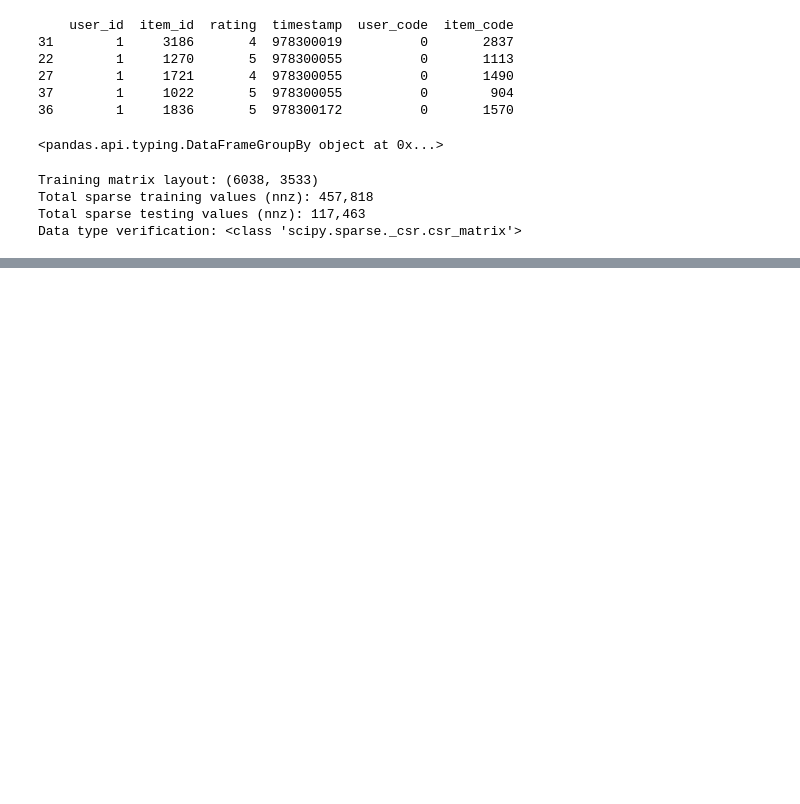
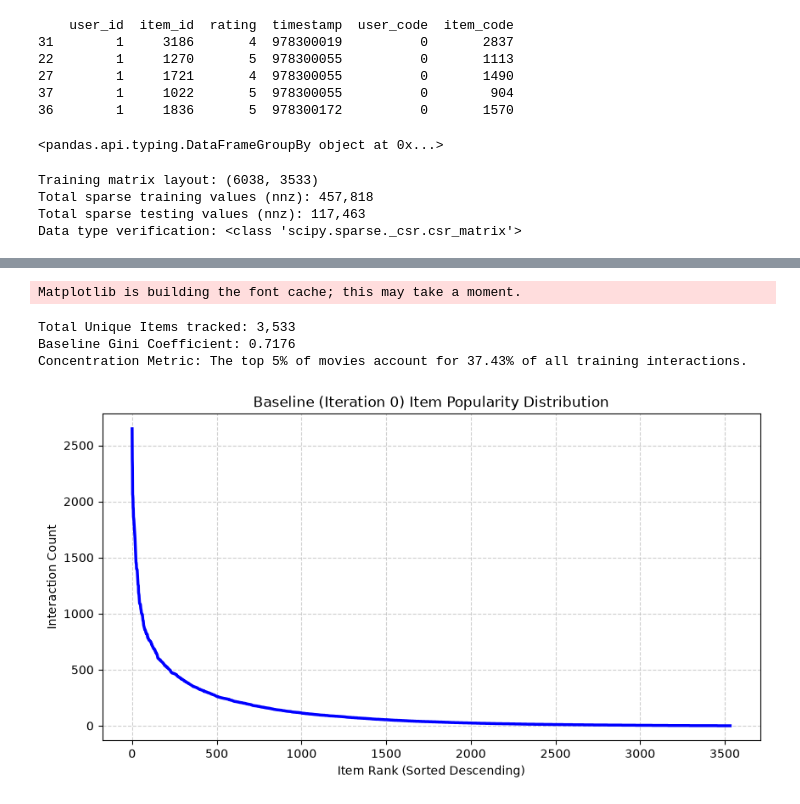
Before and after one commit to Nhrknim/recommender-bias-propagation, a Jupyter notebook: phase_1_data_prep.ipynb, the cells around one changed output, grey strips where cells are left out. Saved outputs shown, nothing was run; the diff lists cells and outputs as text; code cells hidden in the pictures; blank space fills up the shorter version.

Commit message:
feat: data pre processing done

```diff
--- a/phase_1_data_prep.ipynb
+++ b/phase_1_data_prep.ipynb
@@ -158,0 +170,49 @@ Data type verification: <class 'scipy.sparse._csr.csr_matrix'>
+# %%
+import numpy as np
+import matplotlib.pyplot as plt
+import seaborn as sns
+
+# 1. Gini Coefficient Function
+# Measures the inequality of a distribution. 0 = perfect equality, 1 = absolute inequality.
+def compute_gini(exposure_counts):
+    x = np.sort(exposure_counts)
+    n = len(x)
+    cum = np.cumsum(x)
+    if cum[-1] == 0:
+        return 0.0
+    return (n + 1 - 2 * np.sum(cum) / cum[-1]) / n
+
+# 2. Calculates exactly how many times each movie was interacted with in the training set.
+# train_matrix.sum(axis=0) returns a 2D matrix of shape (1, num_items)
+item_popularity = np.array(train_matrix.sum(axis=0)).flatten()
+
+# 3. Sort item popularity in descending order (highest popularity first)
+sorted_popularity = np.sort(item_popularity)[::-1]
+
+# 4. Calculate baseline concentration metrics
+total_interactions = sorted_popularity.sum()
+top_5_percent_cutoff = int(len(sorted_popularity) * 0.05)
+interactions_in_top_5 = sorted_popularity[:top_5_percent_cutoff].sum()
+percentage_concentration = (interactions_in_top_5 / total_interactions) * 100
+
+gini_score = compute_gini(item_popularity)
+
+# 5. Output Verification Checkpoints
+print(f"Total Unique Items tracked: {len(item_popularity):,}")
+print(f"Baseline Gini Coefficient: {gini_score:.4f}")
+print(f"Concentration Metric: The top 5% of movies account for {percentage_concentration:.2f}% of all training interactions.")
+
+# 6. Plot the Raw Long-Tail Distribution
+plt.figure(figsize=(10, 5))
+sns.lineplot(data=sorted_popularity, color='blue', linewidth=2.5)
+plt.title("Baseline (Iteration 0) Item Popularity Distribution")
+plt.xlabel("Item Rank (Sorted Descending)")
+plt.ylabel("Interaction Count")
+plt.grid(True, linestyle='--', alpha=0.6)
+plt.show()
+# %% [output]
+Matplotlib is building the font cache; this may take a moment.
+Total Unique Items tracked: 3,533
+Baseline Gini Coefficient: 0.7176
+Concentration Metric: The top 5% of movies account for 37.43% of all training interactions.
+[figure, added]
```
Also changed, not shown: parts of 1 cell of this notebook, 2 other files.
